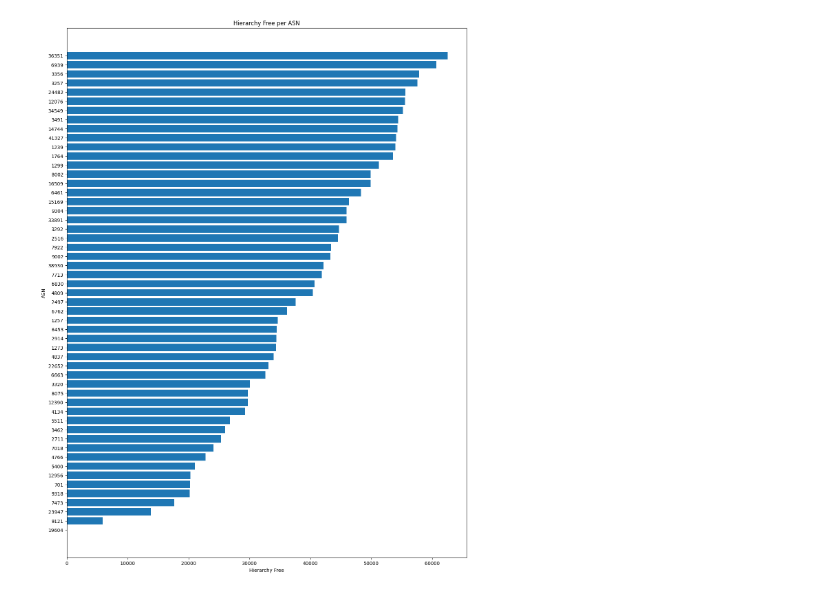
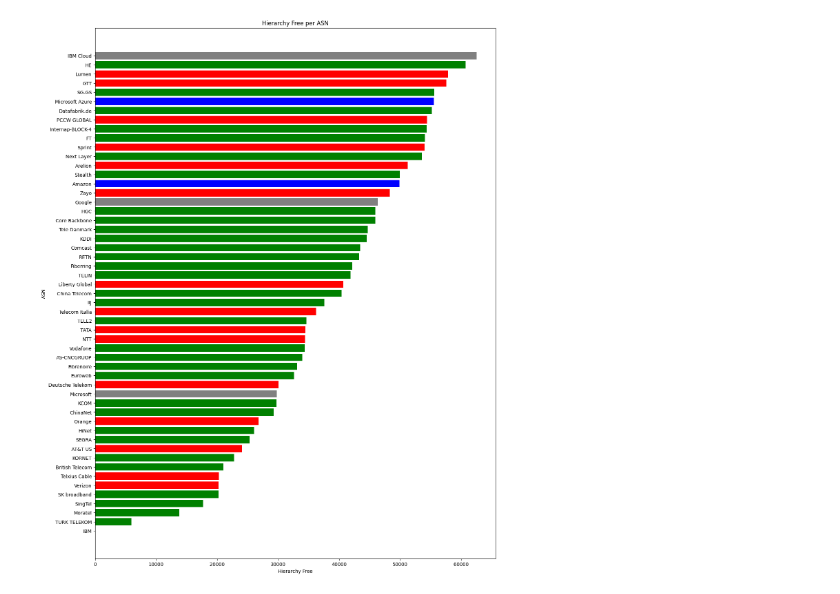
Before and after one commit to guissalustiano/measuring-the-internet-flatenning, a Jupyter notebook: analise.ipynb, the cells around one changed output. Cells and saved outputs as stored; diff of their text form; code cells hidden in the pictures.

Commit message:
graph changes

```diff
--- a/analise.ipynb
+++ b/analise.ipynb
@@ -42,12 +44,15 @@ memory usage: 976.0 bytes
 # %%
 fig, ax = plt.subplots(figsize=(15, 20))
 
-ax.barh(df['asn'].astype(str), df['hierarchy_free'], align='center')
+color_map= {'Cloud': 'blue','Tier1':'red','Tier2':'green','Content':'gray'}
+df['color']=df['type'].map(color_map)
+
+ax.barh(df['name'].astype(str), df['hierarchy_free'], align='center',color=df['color'])
 ax.invert_yaxis()  # labels read top-to-bottom
 ax.set_xlabel('Hierarchy Free')
 ax.set_ylabel('ASN')
 ax.set_title('Hierarchy Free per ASN')
 
 plt.show()
 # %% [output]
-[figure, old version]
+[figure, new version]
```
Also changed, not shown: parts of 2 cells of this notebook.
